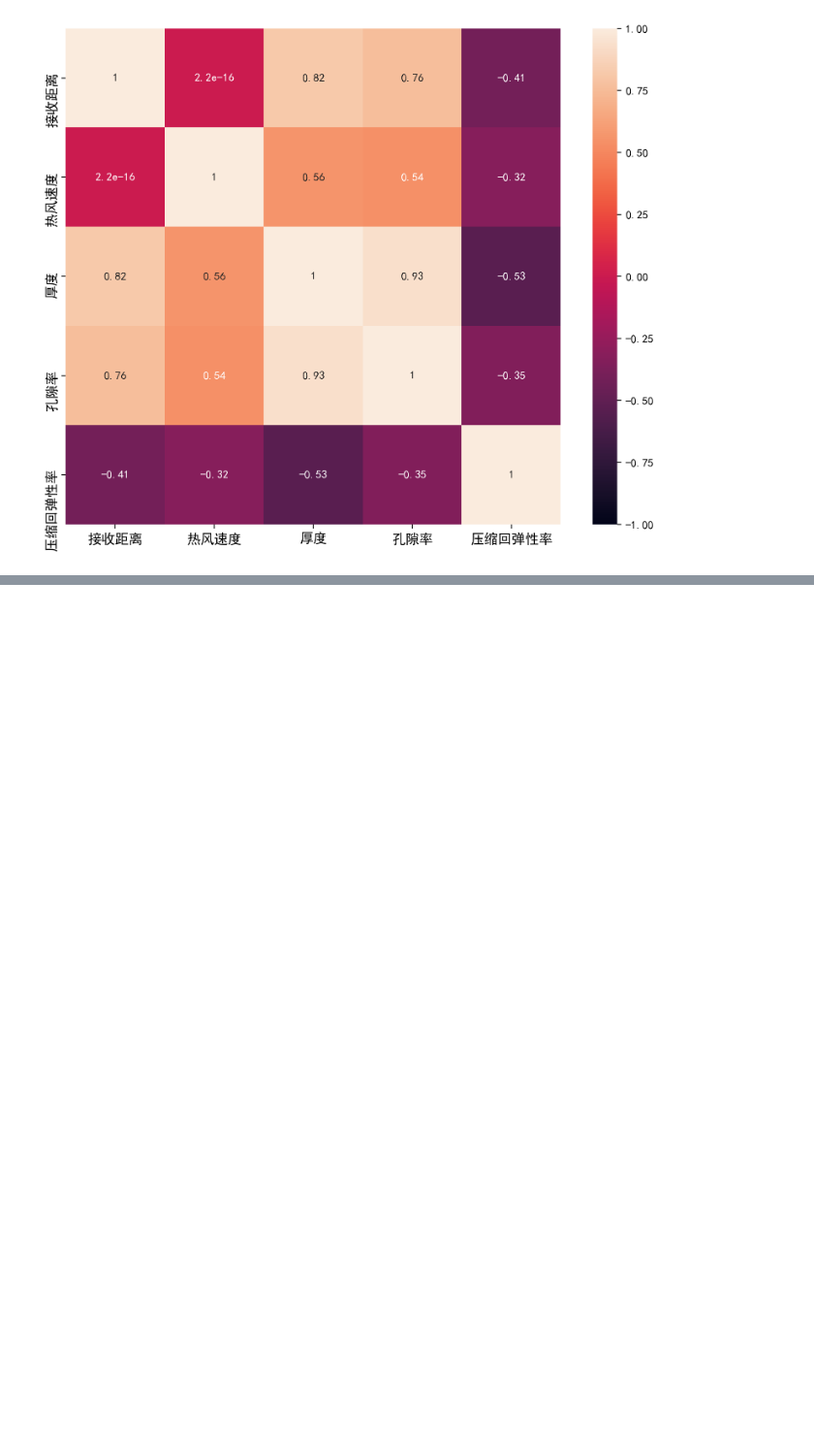
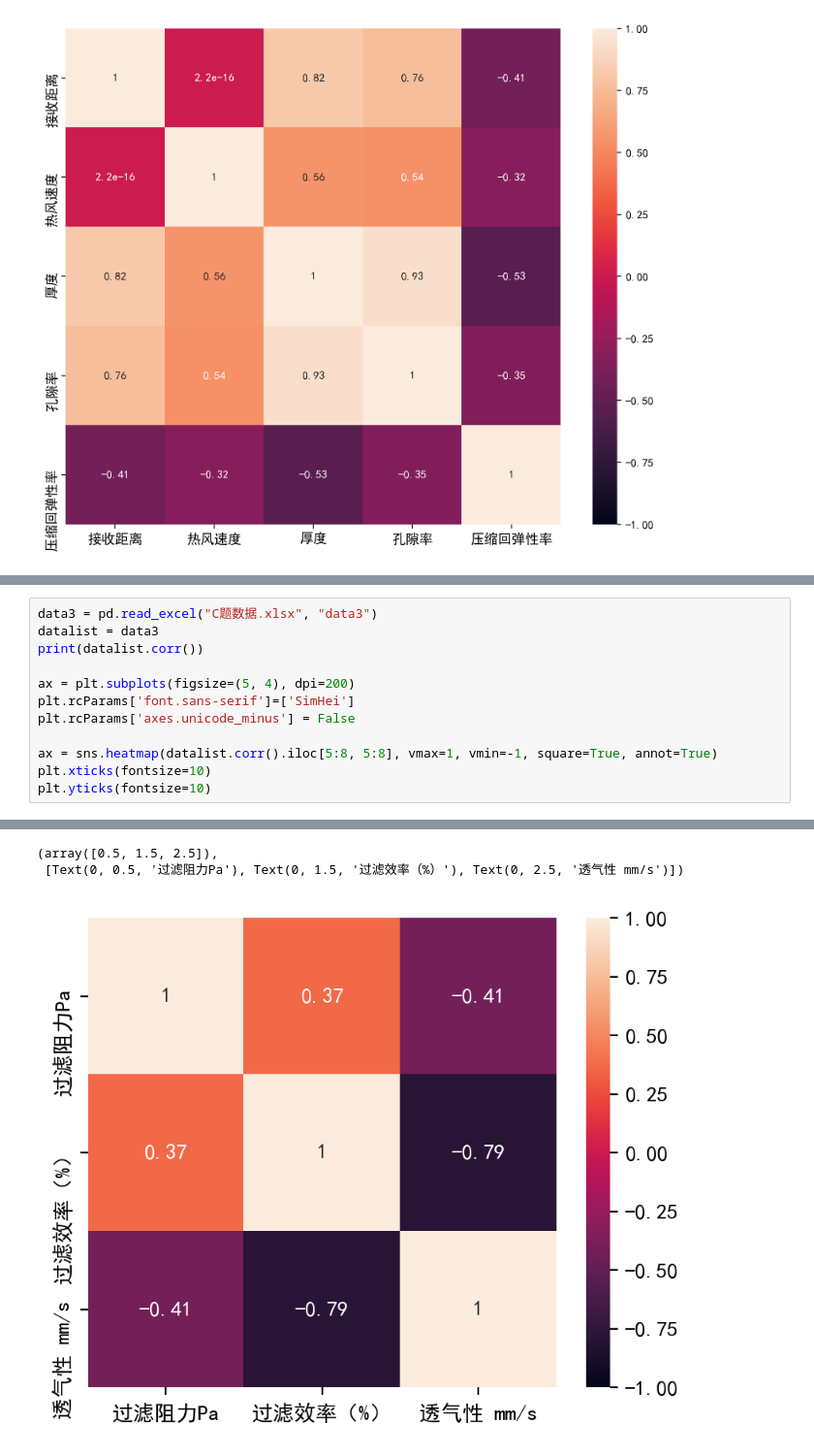
Before and after one commit to NightingaleCen/C-script, a Jupyter notebook: heat_map.ipynb, the cells around one changed output, grey strips where cells are left out. Shown: that part at 97% size. Drawn from its saved outputs; the diff is of its cells as text; blank space fills up the shorter version.

```diff
--- a/heat_map.ipynb
+++ b/heat_map.ipynb
@@ -36,0 +79,13 @@ plt.yticks(fontsize=12)
+# %%
+data3 = pd.read_excel("C题数据.xlsx", "data3")
+datalist = data3
+print(datalist.corr())
+
+ax = plt.subplots(figsize=(5, 4), dpi=200)
+plt.rcParams['font.sans-serif']=['SimHei']
+plt.rcParams['axes.unicode_minus'] = False
+
+ax = sns.heatmap(datalist.corr().iloc[5:8, 5:8], vmax=1, vmin=-1, square=True, annot=True)
+plt.xticks(fontsize=10)
+plt.yticks(fontsize=10)
+# %% [output]
@@ -36,0 +118,3 @@ plt.yticks(fontsize=12)
+(array([0.5, 1.5, 2.5]),
+ [Text(0, 0.5, '过滤阻力Pa'), Text(0, 1.5, '过滤效率（%）'), Text(0, 2.5, '透气性 mm/s')])
+[figure, added]
```
Also changed, not shown: parts of 2 cells of this notebook.
